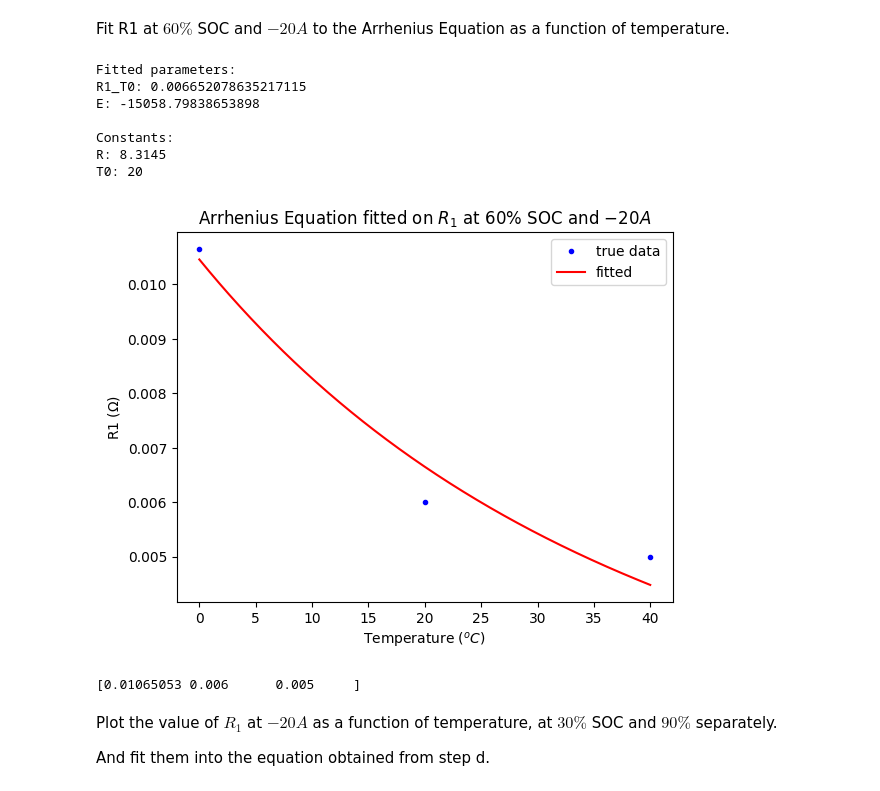
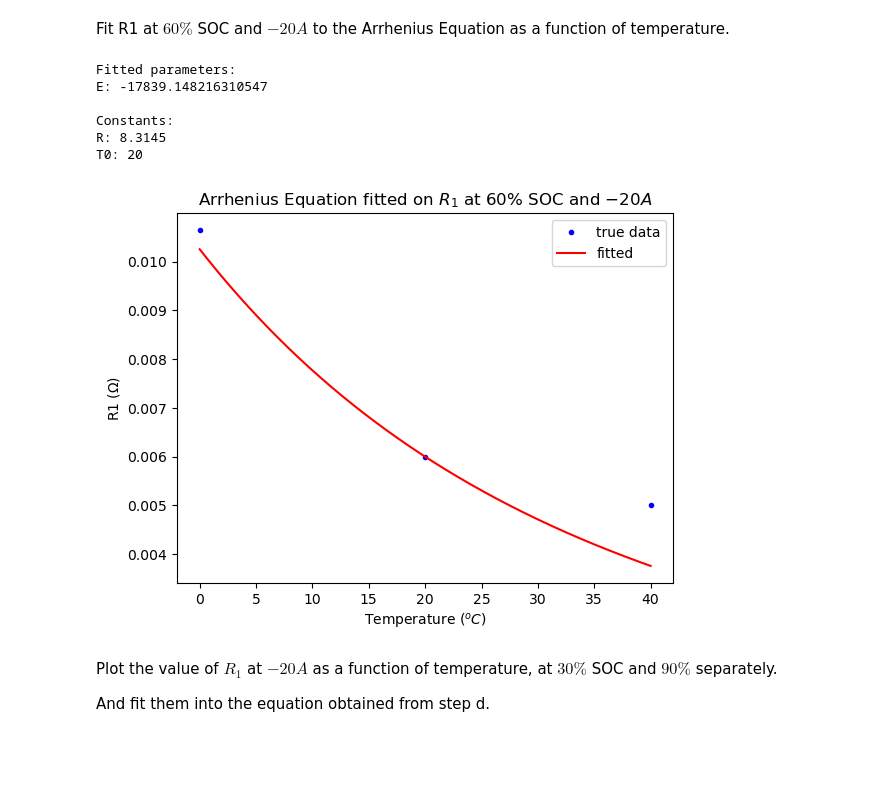
Before and after one commit to sunfanyi/modelling-of-lithium-ion-batteries, a Jupyter notebook: part_3.9.ipynb, the cells around one changed output. Drawn from its saved outputs; the diff is of its cells as text; code cells hidden in the pictures; blank space fills up the shorter version.

```diff
--- a/part_3.9.ipynb
+++ b/part_3.9.ipynb
@@ -218,42 +218,36 @@ plt.show()
 Fit R1 at $60\%$ SOC and $-20A$ to the Arrhenius Equation as a function of temperature.
 # %%
 T0 = 20
-# Define the Arrhenius Equation
-def Arrhenius(T_fit, R1_T0, E):
+R1_T0 = R1_tab[1, 3, idx_20]
+def Arrhenius(T_fit, E):
     return R1_T0 * np.exp(- E/8.3145 * (1/(T_fit+273.15) - 1/(T0+273.15)))
-
-# Initial guess
-p0 = [R1_true[1], 1]
 
 x = T_fit
 y_true = R1_true
 my_func = Arrhenius
-popts, x_plot, y_pred = fit_RC(x, y_true, my_func, p0)
+popts, x_plot, y_pred = fit_RC(x, y_true, my_func)
 
 print('Fitted parameters:')
-print('R1_T0:', popts[0])
-print('E:', popts[1])
+print('E:', popts[0])
 print('\nConstants:')
 print('R:', 8.3145)
 print('T0:', T0)
 
 plt.plot(x, y_true, 'b.', label='true data')
 plt.plot(x_plot, y_pred, 'r-', label='fitted')
 plt.legend()
 plt.xlabel('Temperature ($^oC$)')
 plt.ylabel('R1 ($\Omega$)')
 plt.title('Arrhenius Equation fitted on $R_1$ at $60\%$ SOC and $-20A$')
 plt.show()
 # %% [output]
 Fitted parameters:
-R1_T0: 0.006652078635217115
-E: -15058.79838653898
+E: -17839.148216310547
 
 Constants:
 R: 8.3145
 T0: 20
-[figure, old version]
+[figure, new version]
-[0.01065053 0.006      0.005     ]
 # %% [markdown]
 Plot the value of $R_1$ at $-20A$ as a function of temperature, at $30\%$ SOC and $90\%$ separately.
 
```
Also changed, not shown: parts of 13 cells of this notebook, 12 other files.
